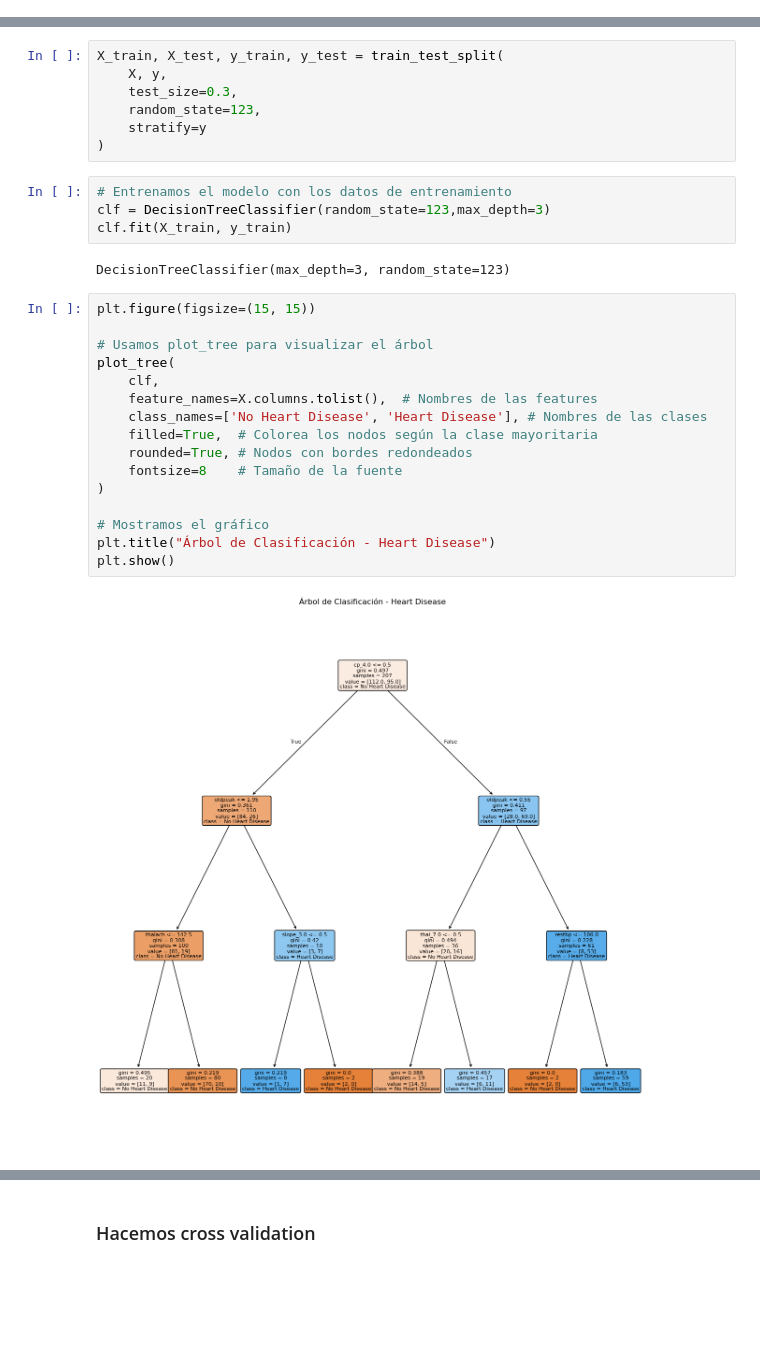
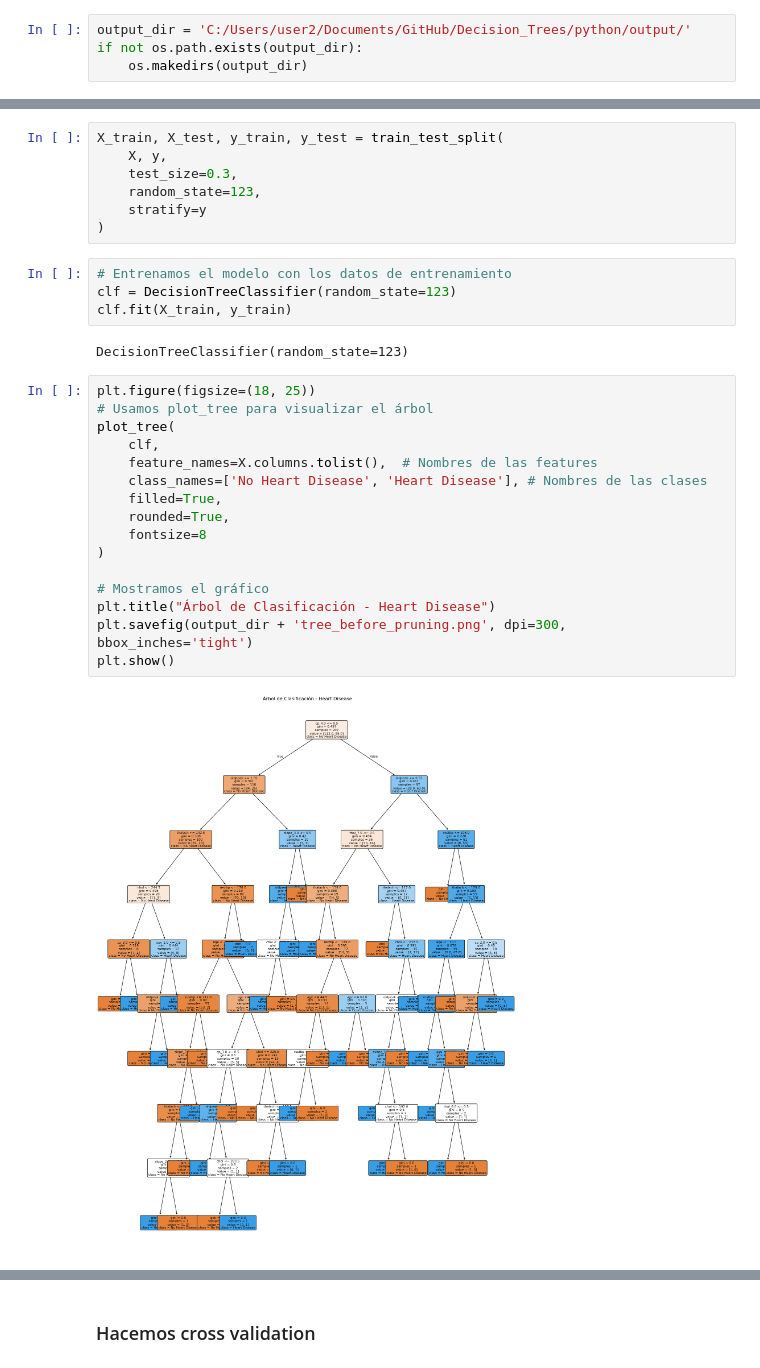
Before and after one commit to johnbarraza/Decision_Trees, a Jupyter notebook: python/scripts/p1_python.ipynb, the cells around one changed output, grey strips where cells are left out. Saved outputs shown, nothing was run; the diff lists cells and outputs as text; blank space fills up the shorter version.

```diff
--- a/python/scripts/p1_python.ipynb
+++ b/python/scripts/p1_python.ipynb
@@ -13,3 +17,7 @@ from sklearn.model_selection import GridSearchCV, KFold
+# %%
+output_dir = 'C:/Users/user2/Documents/GitHub/Decision_Trees/python/output/'
+if not os.path.exists(output_dir):
+    os.makedirs(output_dir)
 # %%
 df = pd.read_csv(r'C:\Users\user2\Documents\GitHub\Decision_Trees\python\input\processed.cleveland.data', header=None)
 # %%
@@ -97,26 +105,26 @@ X_train, X_test, y_train, y_test = train_test_split(
 )
 # %%
 # Entrenamos el modelo con los datos de entrenamiento
-clf = DecisionTreeClassifier(random_state=123,max_depth=3)
+clf = DecisionTreeClassifier(random_state=123)
 clf.fit(X_train, y_train)
 # %% [output]
-DecisionTreeClassifier(max_depth=3, random_state=123)
+DecisionTreeClassifier(random_state=123)
 # %%
-plt.figure(figsize=(15, 15))
-
+plt.figure(figsize=(18, 25))
 # Usamos plot_tree para visualizar el árbol
 plot_tree(
     clf,
     feature_names=X.columns.tolist(),  # Nombres de las features
     class_names=['No Heart Disease', 'Heart Disease'], # Nombres de las clases
-    filled=True,  # Colorea los nodos según la clase mayoritaria
-    rounded=True, # Nodos con bordes redondeados
-    fontsize=8    # Tamaño de la fuente
+    filled=True,
+    rounded=True,
+    fontsize=8
 )
 
 # Mostramos el gráfico
 plt.title("Árbol de Clasificación - Heart Disease")
+plt.savefig(output_dir + 'tree_before_pruning.png', dpi=300, bbox_inches='tight')
 plt.show()
 # %% [output]
-[figure, old version]
+[figure, new version]
 # %% [markdown]
```
Also changed, not shown: parts of 22 cells of this notebook, 14 other files.
